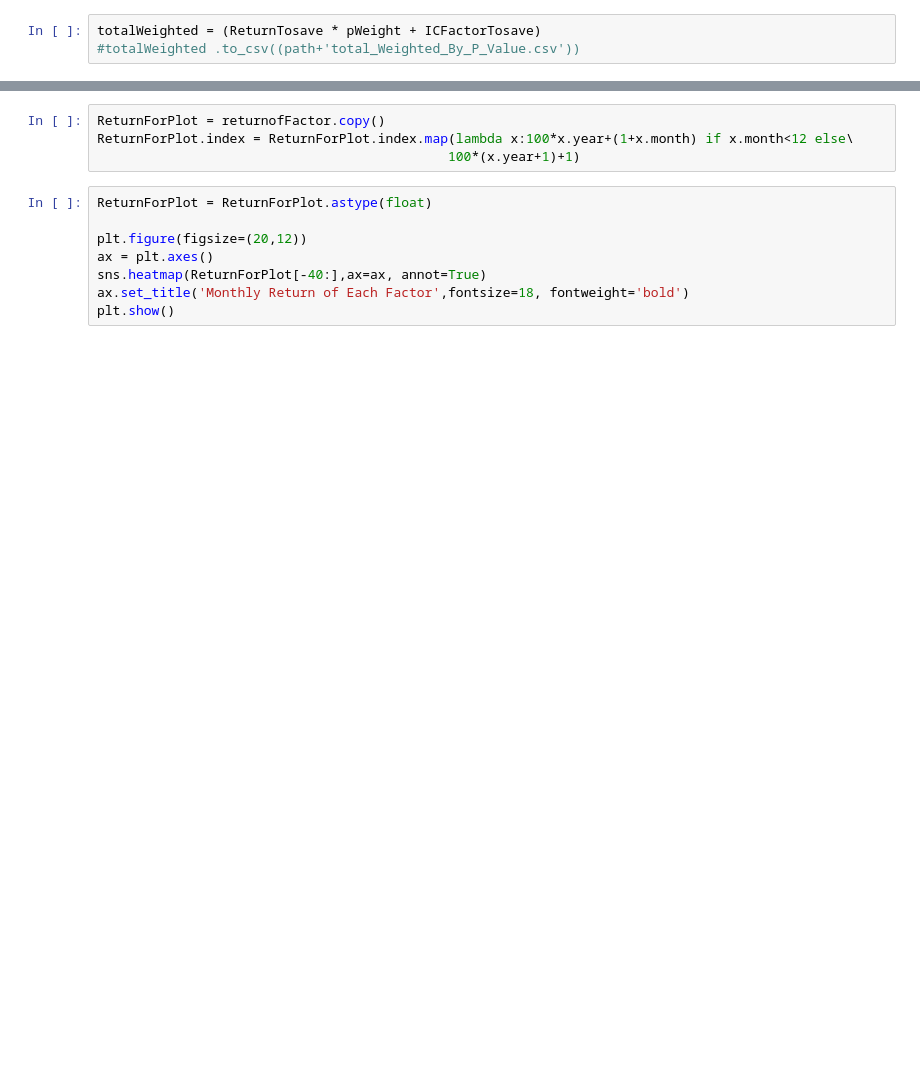
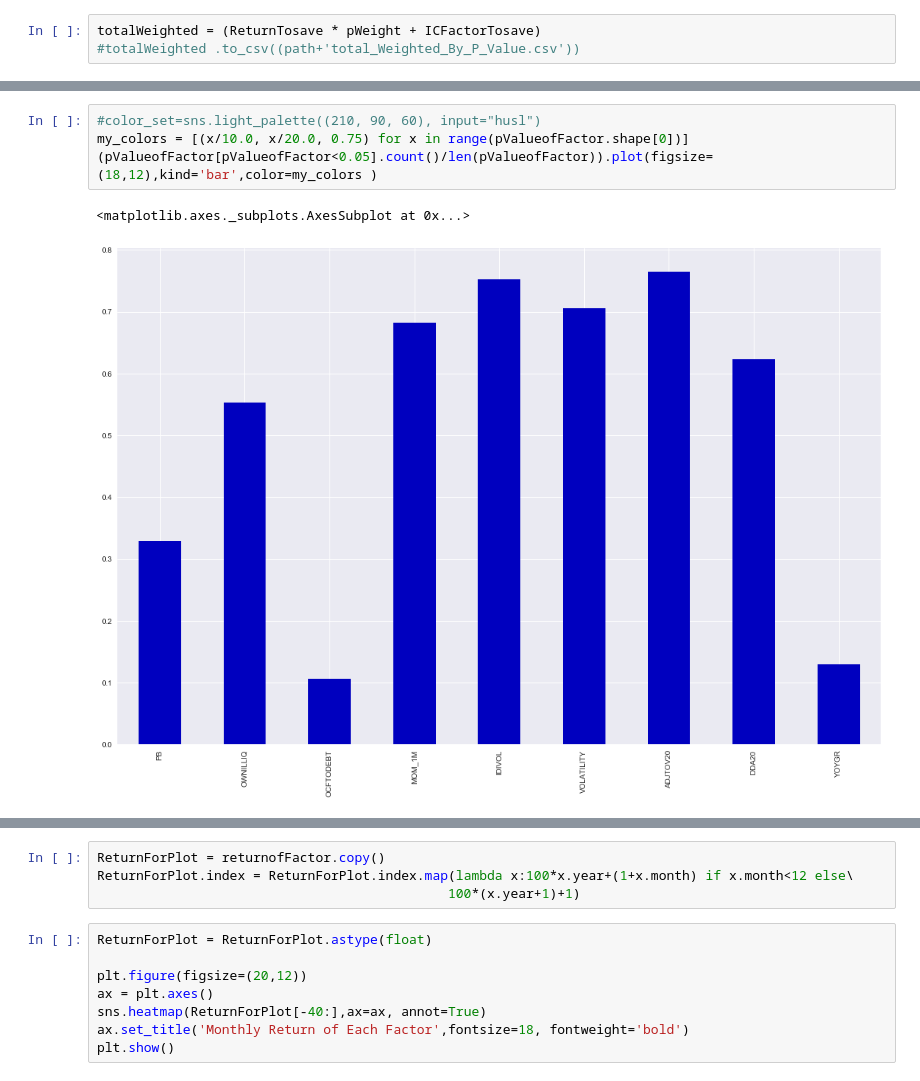
Before and after one commit to kamiseko/factor-test, a Jupyter notebook: OLS to test factor script.ipynb, the cells around one changed output, grey strips where cells are left out. Drawn from its saved outputs; the diff is of its cells as text; blank space fills up the shorter version.

```diff
--- a/OLS to test factor script.ipynb
+++ b/OLS to test factor script.ipynb
@@ -262,0 +540,7 @@ color_set=sns.light_palette((210, 90, 60), input="husl")
+# %%
+#color_set=sns.light_palette((210, 90, 60), input="husl")
+my_colors = [(x/10.0, x/20.0, 0.75) for x in range(pValueofFactor.shape[0])]
+(pValueofFactor[pValueofFactor<0.05].count()/len(pValueofFactor)).plot(figsize=(18,12),kind='bar',color=my_colors )
+# %% [output]
+<matplotlib.axes._subplots.AxesSubplot at 0x...>
+[figure, added]
```
Also changed, not shown: parts of 38 cells of this notebook, 3 other files.
